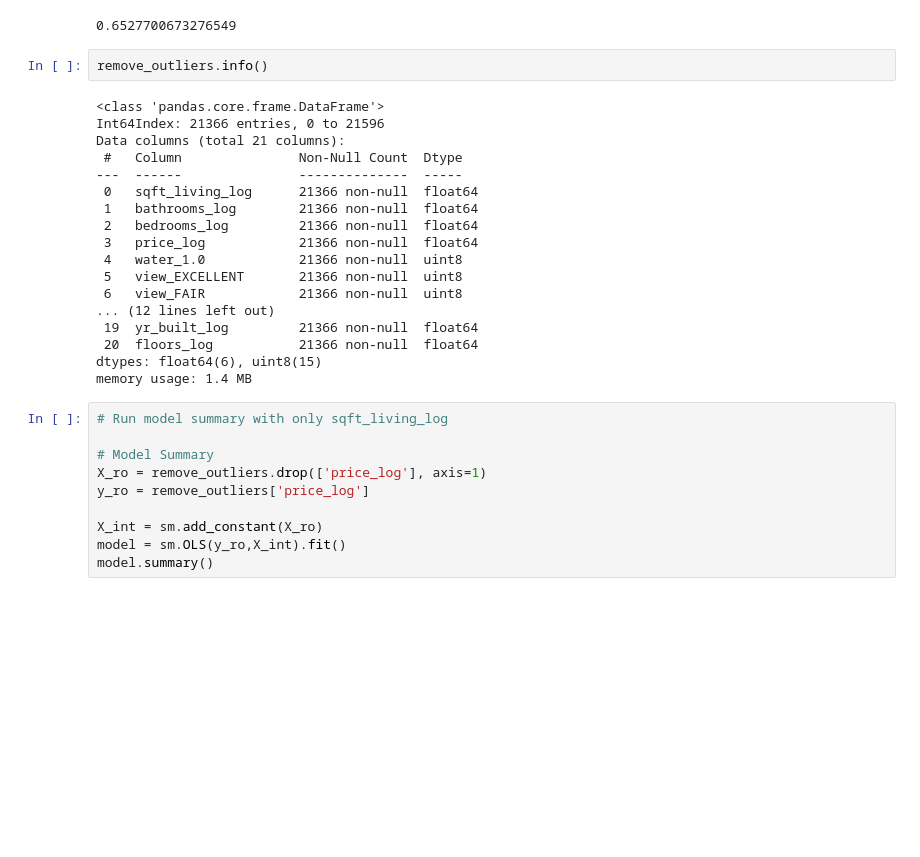
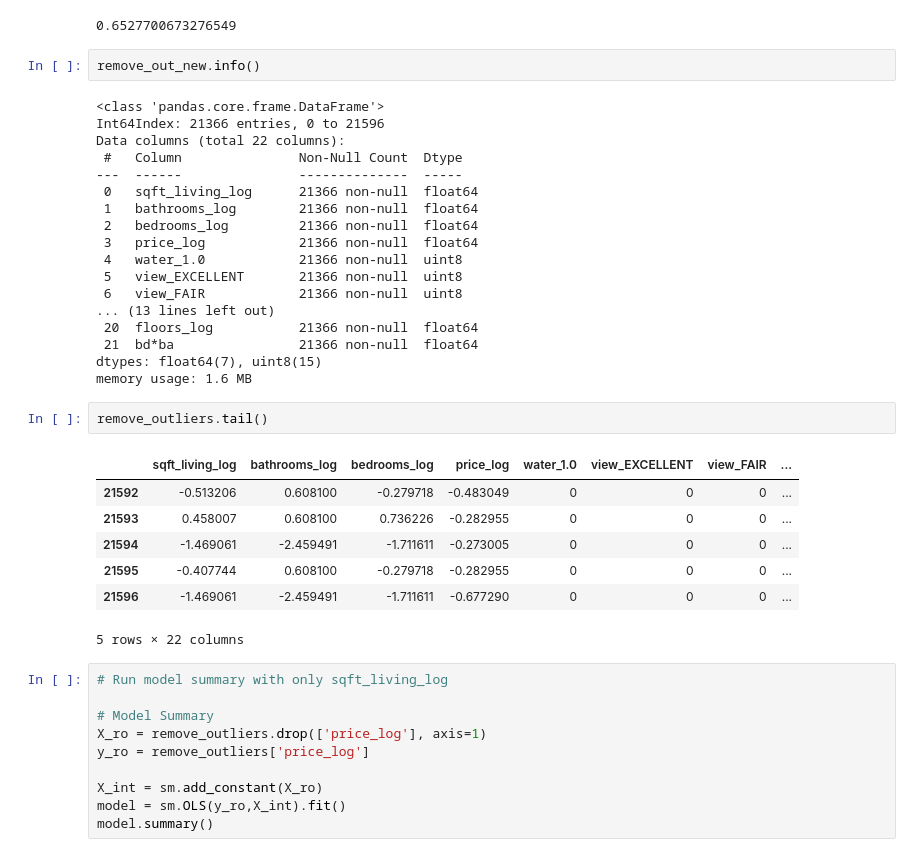
Before and after one commit to jpetoskey/Renovate_to_increase_SalePrice, a Jupyter notebook: Return on Renovation.ipynb, the cells around one changed output. Saved outputs shown, nothing was run; the diff lists cells and outputs as text; blank space fills up the shorter version.

```diff
--- a/Return on Renovation.ipynb
+++ b/Return on Renovation.ipynb
@@ -1786,11 +1789,11 @@ remove_outliers.corr()['price_log']['sqft_living_log']
 # %% [output]
 0.6527700673276549
 # %%
-remove_outliers.info()
+remove_out_new.info()
 # %% [output]
 <class 'pandas.core.frame.DataFrame'>
 Int64Index: 21366 entries, 0 to 21596
-Data columns (total 21 columns):
+Data columns (total 22 columns):
  #   Column               Non-Null Count  Dtype
 ---  ------               --------------  -----
  0   sqft_living_log      21366 non-null  float64
@@ -1800,11 +1803,21 @@ Data columns (total 21 columns):
  4   water_1.0            21366 non-null  uint8
  5   view_EXCELLENT       21366 non-null  uint8
  6   view_FAIR            21366 non-null  uint8
-... (12 lines left out)
- 19  yr_built_log         21366 non-null  float64
+... (13 lines left out)
  20  floors_log           21366 non-null  float64
-dtypes: float64(6), uint8(15)
-memory usage: 1.4 MB
+ 21  bd*ba                21366 non-null  float64
+dtypes: float64(7), uint8(15)
+memory usage: 1.6 MB
+# %%
+remove_outliers.tail()
+# %% [output]
+|  | sqft_living_log | bathrooms_log | bedrooms_log | price_log | water_1.0 | view_EXCELLENT | view_FAIR | ... |
+| 21592 | -0.513206 | 0.608100 | -0.279718 | -0.483049 | 0 | 0 | 0 | ... |
+| 21593 | 0.458007 | 0.608100 | 0.736226 | -0.282955 | 0 | 0 | 0 | ... |
+| 21594 | -1.469061 | -2.459491 | -1.711611 | -0.273005 | 0 | 0 | 0 | ... |
+| 21595 | -0.407744 | 0.608100 | -0.279718 | -0.282955 | 0 | 0 | 0 | ... |
+| 21596 | -1.469061 | -2.459491 | -1.711611 | -0.677290 | 0 | 0 | 0 | ... |
+5 rows × 22 columns
 # %%
 # Run model summary with only sqft_living_log
 
```
Also changed, not shown: parts of 7 cells of this notebook.
